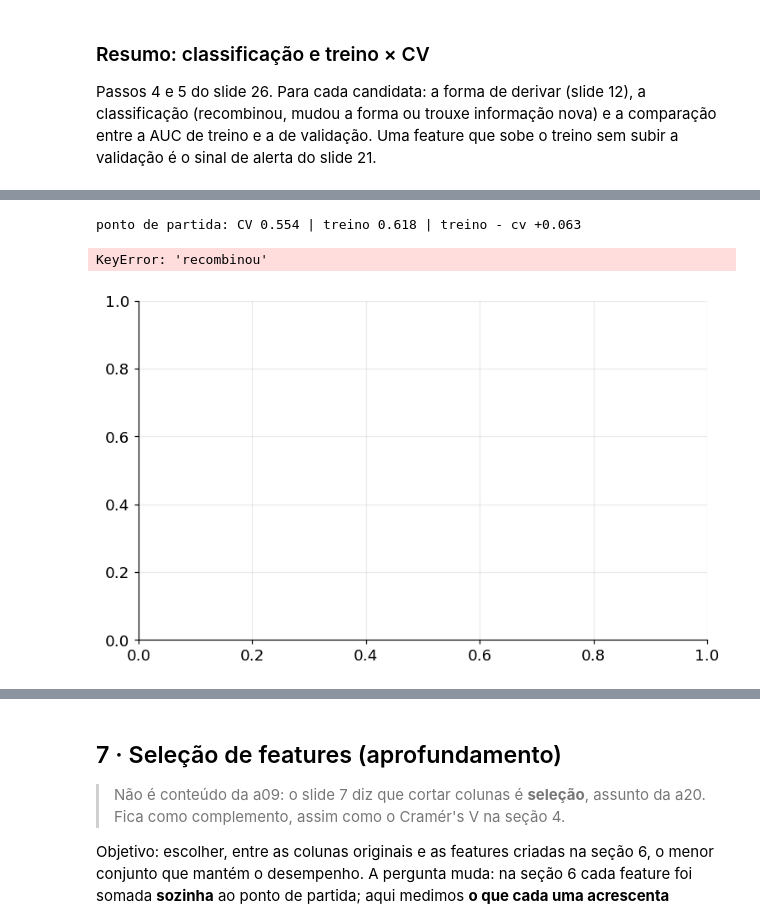
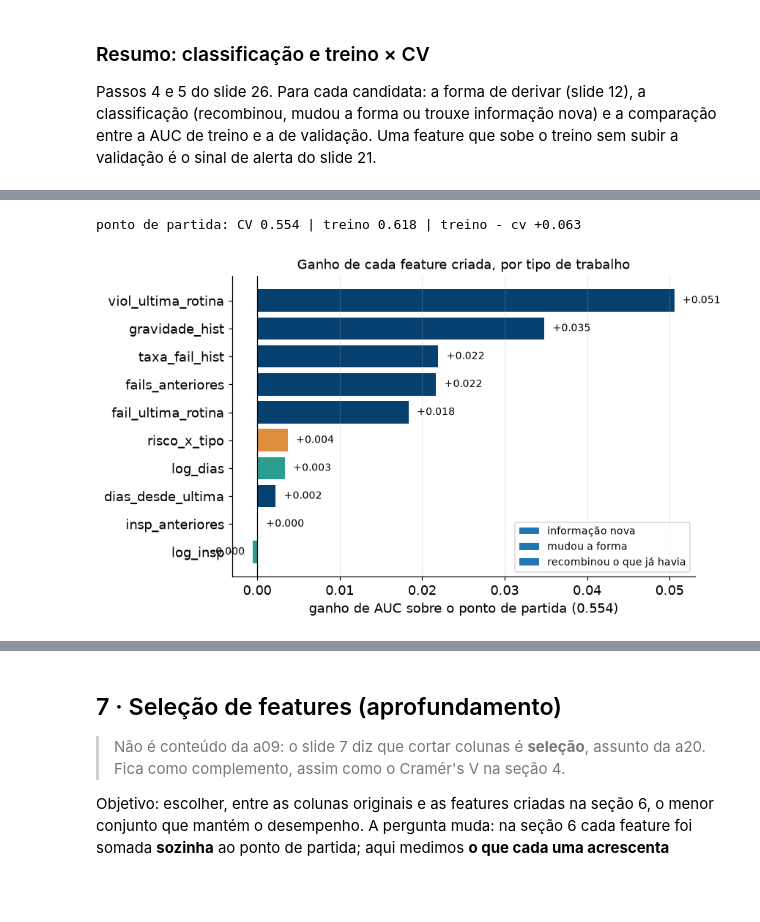
Before and after one commit to jkymie/food-inspections-eda, a Jupyter notebook: FoodInspections.ipynb, the cells around one changed output, grey strips where cells are left out. Drawn from its saved outputs; the diff is of its cells as text; code cells hidden in the pictures; blank space fills up the shorter version.

```diff
--- a/FoodInspections.ipynb
+++ b/FoodInspections.ipynb
@@ -1759,7 +1755,7 @@ Passos 4 e 5 do slide 26. Para cada candidata: a forma de derivar (slide 12), a
 # %%
 # passos 4 e 5 do slide 26: classificar cada candidata e comparar treino × CV
 classe = {
-    "insp_anteriores":    ("agregação",       "recombinou"),
+    "insp_anteriores":    ("agregação",       "recombinou o que já havia"),
     "fails_anteriores":   ("agregação",       "informação nova"),
     "taxa_fail_hist":     ("razão",           "informação nova"),
     "dias_desde_ultima":  ("diferença",       "informação nova"),
@@ -1813,7 +1809,6 @@ plt.show()
 | 9 | log_insp | mudar a forma | mudou a forma | 0.554 | -0.000 | 0.618 | 0.064 |
 ponto de partida: CV 0.554 | treino 0.618 | treino - cv +0.063
-KeyError: 'recombinou'
-[figure, old version]
+[figure, new version]
 # %% [markdown]
 ### Conclusão da Engenharia de Features
 
```
Also changed, not shown: parts of 29 cells of this notebook.
